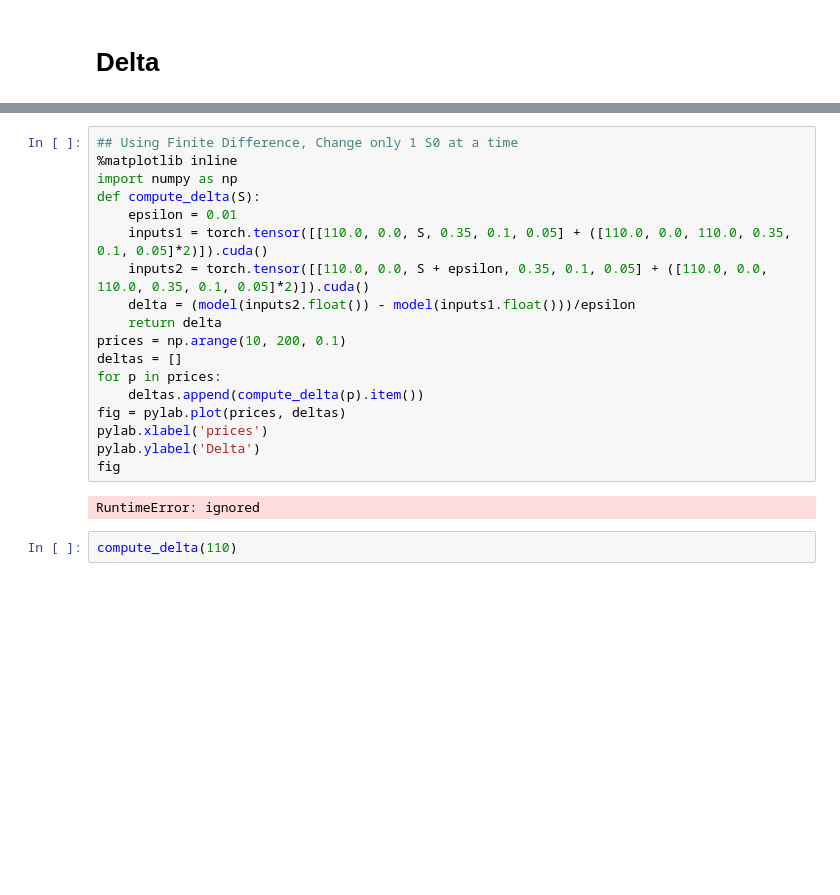
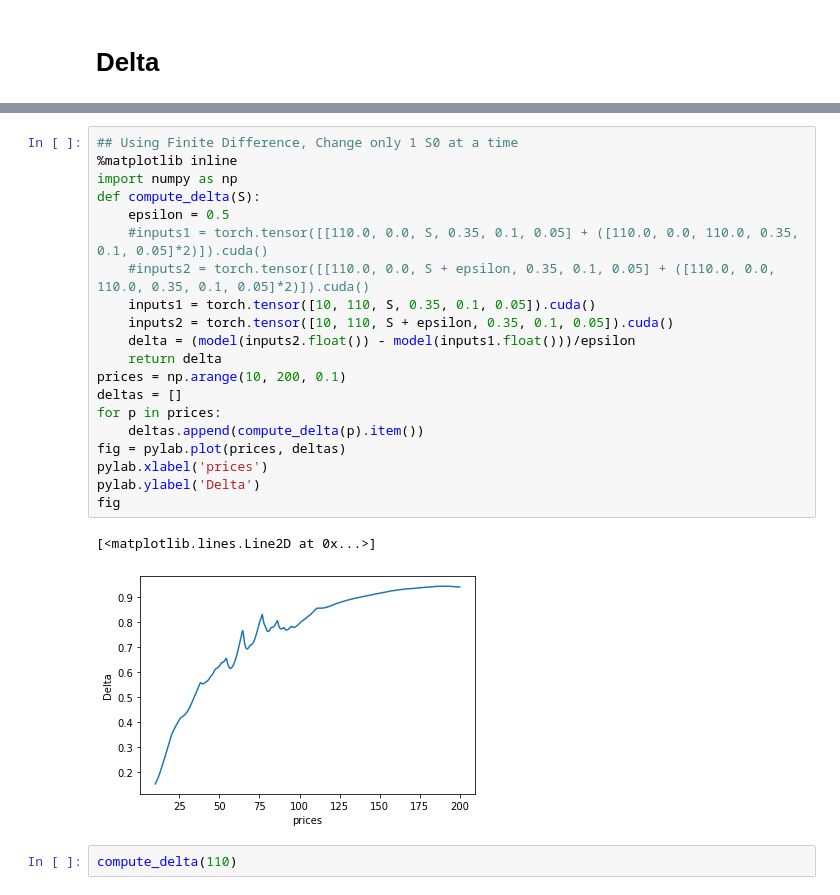
Before and after one commit to xinyanz-erin/Applied-Finance-Project, a Jupyter notebook: From Colab/European_Call.ipynb, the cells around one changed output, grey strips where cells are left out. Drawn from its saved outputs; the diff is of its cells as text; blank space fills up the shorter version.

```diff
--- a/From Colab/European_Call.ipynb
+++ b/From Colab/European_Call.ipynb
@@ -628,23 +633,26 @@ fig
 # %%
 ## Using Finite Difference, Change only 1 S0 at a time
 %matplotlib inline
 import numpy as np
 def compute_delta(S):
-    epsilon = 0.01
-    inputs1 = torch.tensor([[110.0, 0.0, S, 0.35, 0.1, 0.05] + ([110.0, 0.0, 110.0, 0.35, 0.1, 0.05]*2)]).cuda()
-    inputs2 = torch.tensor([[110.0, 0.0, S + epsilon, 0.35, 0.1, 0.05] + ([110.0, 0.0, 110.0, 0.35, 0.1, 0.05]*2)]).cuda()
+    epsilon = 0.5
+    #inputs1 = torch.tensor([[110.0, 0.0, S, 0.35, 0.1, 0.05] + ([110.0, 0.0, 110.0, 0.35, 0.1, 0.05]*2)]).cuda()
+    #inputs2 = torch.tensor([[110.0, 0.0, S + epsilon, 0.35, 0.1, 0.05] + ([110.0, 0.0, 110.0, 0.35, 0.1, 0.05]*2)]).cuda()
+    inputs1 = torch.tensor([10, 110, S, 0.35, 0.1, 0.05]).cuda()
+    inputs2 = torch.tensor([10, 110, S + epsilon, 0.35, 0.1, 0.05]).cuda()
     delta = (model(inputs2.float()) - model(inputs1.float()))/epsilon
     return delta
 prices = np.arange(10, 200, 0.1)
 deltas = []
 for p in prices:
     deltas.append(compute_delta(p).item())
 fig = pylab.plot(prices, deltas)
 pylab.xlabel('prices')
 pylab.ylabel('Delta')
 fig
 # %% [output]
-RuntimeError: ignored
+[<matplotlib.lines.Line2D at 0x...>]
+[figure, added]
 # %%
 compute_delta(110)
 # %%
```
Also changed, not shown: parts of 11 cells of this notebook.
